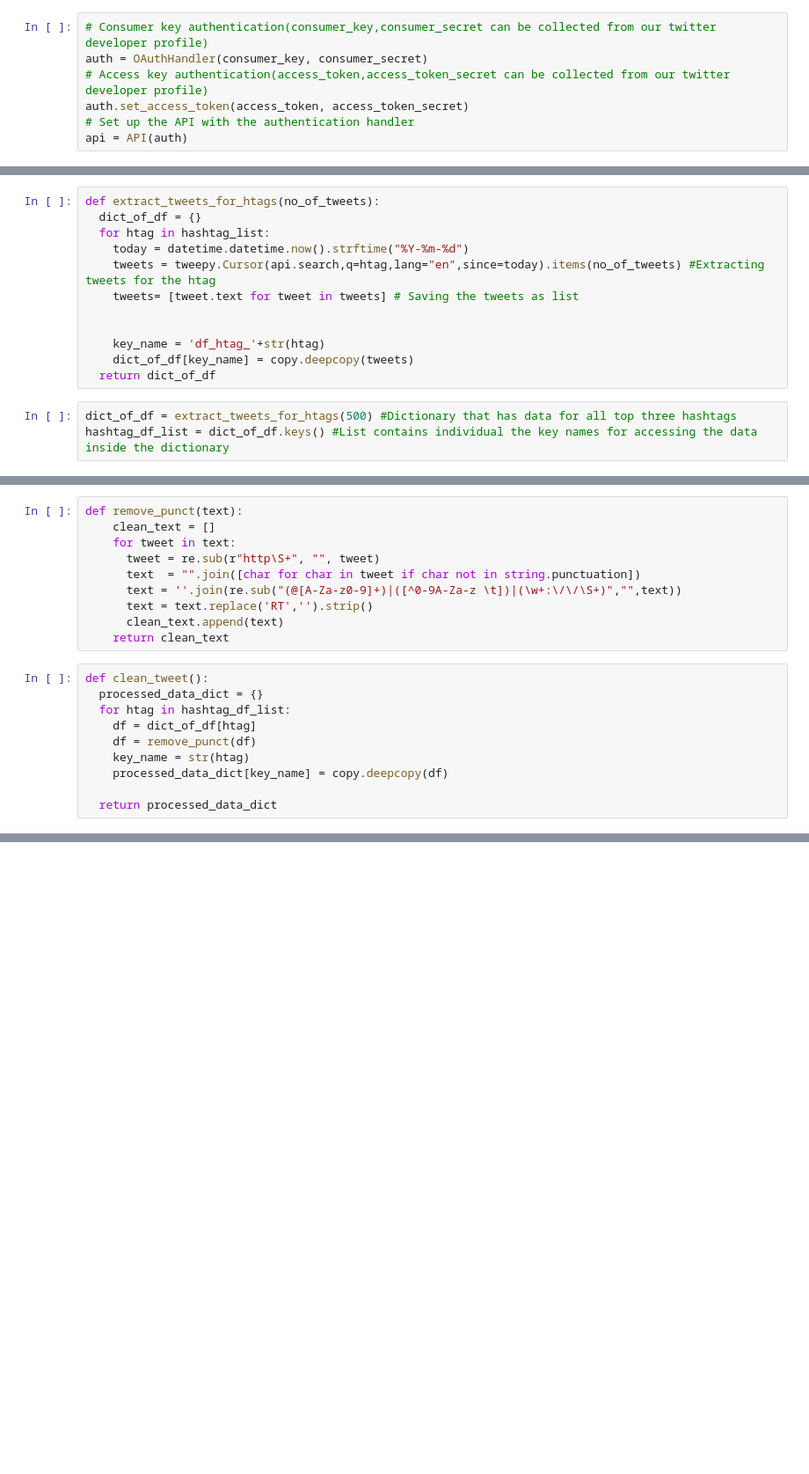
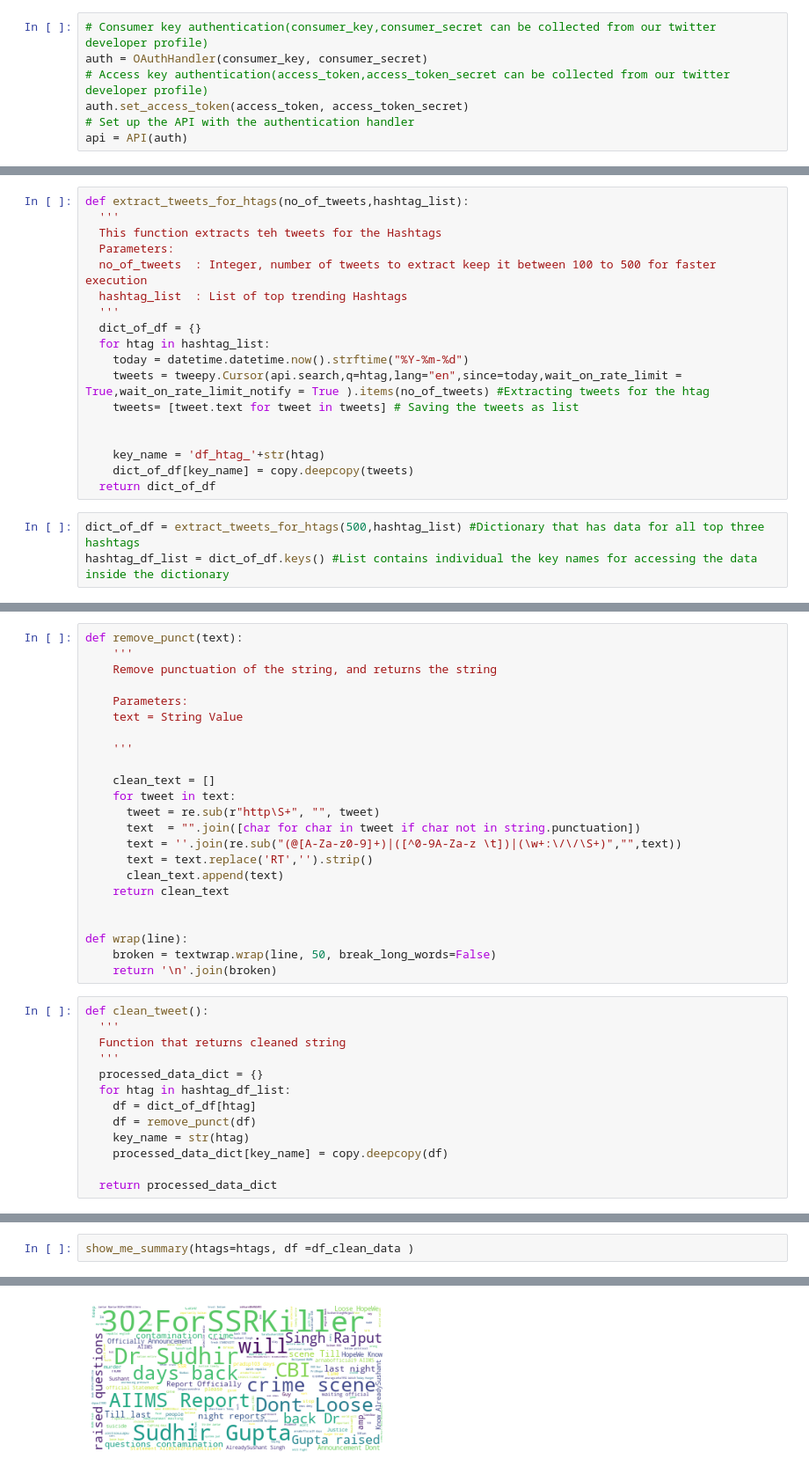
Before and after one commit to balajisriraj/Twitter-Location-based-Trend-summarizer, a Jupyter notebook: Twitter_Trend_Finder_In_Progress_V0_1.ipynb, the cells around one changed output, grey strips where cells are left out. Shown at 88% size. Drawn from its saved outputs; the diff is of its cells as text; blank space fills up the shorter version.

```diff
--- a/Twitter_Trend_Finder_In_Progress_V0_1.ipynb
+++ b/Twitter_Trend_Finder_In_Progress_V0_1.ipynb
@@ -102,9 +127,15 @@ hashtag_list = list(['#SatyagrahaForOurDaughters'])
 # %%
-def extract_tweets_for_htags(no_of_tweets):
+def extract_tweets_for_htags(no_of_tweets,hashtag_list):
+  '''
+  This function extracts teh tweets for the Hashtags
+  Parameters:
+  no_of_tweets  : Integer, number of tweets to extract keep it between 100 to 500 for faster execution
+  hashtag_list  : List of top trending Hashtags
+  '''
   dict_of_df = {}
   for htag in hashtag_list:
     today = datetime.datetime.now().strftime("%Y-%m-%d")
-    tweets = tweepy.Cursor(api.search,q=htag,lang="en",since=today).items(no_of_tweets) #Extracting tweets for the htag
+    tweets = tweepy.Cursor(api.search,q=htag,lang="en",since=today,wait_on_rate_limit = True,wait_on_rate_limit_notify = True ).items(no_of_tweets) #Extracting tweets for the htag
     tweets= [tweet.text for tweet in tweets] # Saving the tweets as list
 
 
@@ -112,5 +143,5 @@ def extract_tweets_for_htags(no_of_tweets):
     dict_of_df[key_name] = copy.deepcopy(tweets)
   return dict_of_df
 # %%
-dict_of_df = extract_tweets_for_htags(500) #Dictionary that has data for all top three hashtags
+dict_of_df = extract_tweets_for_htags(500,hashtag_list) #Dictionary that has data for all top three hashtags
 hashtag_df_list = dict_of_df.keys() #List contains individual the key names for accessing the data inside the dictionary
@@ -121,5 +148,13 @@ dict_keys(['df_htag_#SatyagrahaForOurDaughters'])
 # %%
 def remove_punct(text):
+    '''
+    Remove punctuation of the string, and returns the string
+
+    Parameters:
+    text = String Value
+
+    '''
+
     clean_text = []
     for tweet in text:
       tweet = re.sub(r"http\S+", "", tweet)
@@ -128,8 +163,16 @@ def remove_punct(text):
       text = text.replace('RT','').strip()
       clean_text.append(text)
     return clean_text
+
+
+def wrap(line):
+    broken = textwrap.wrap(line, 50, break_long_words=False)
+    return '\n'.join(broken)
 # %%
 def clean_tweet():
+  '''
+  Function that returns cleaned string
+  '''
   processed_data_dict = {}
   for htag in hashtag_df_list:
     df = dict_of_df[htag]
@@ -222,0 +237,3 @@ Completed
+# %%
+show_me_summary(htags=htags, df =df_clean_data )
+# %% [output]
@@ -222,0 +241 @@ Completed
+[figure, added]
```
Also changed, not shown: parts of 20 cells of this notebook.
